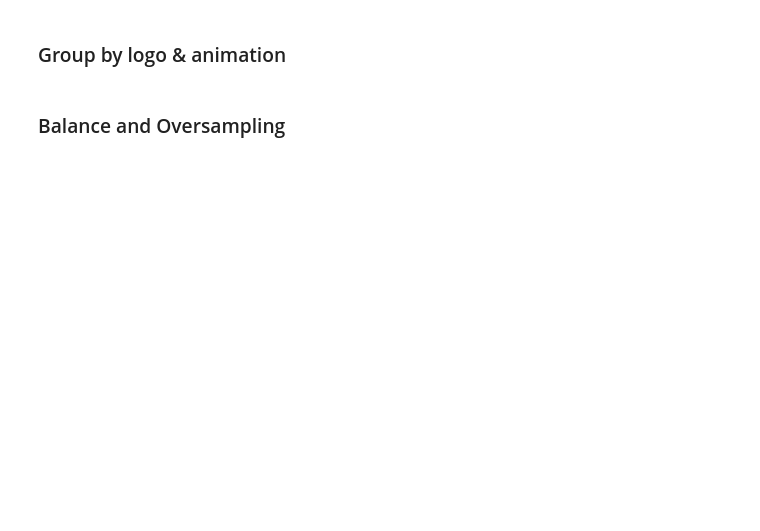
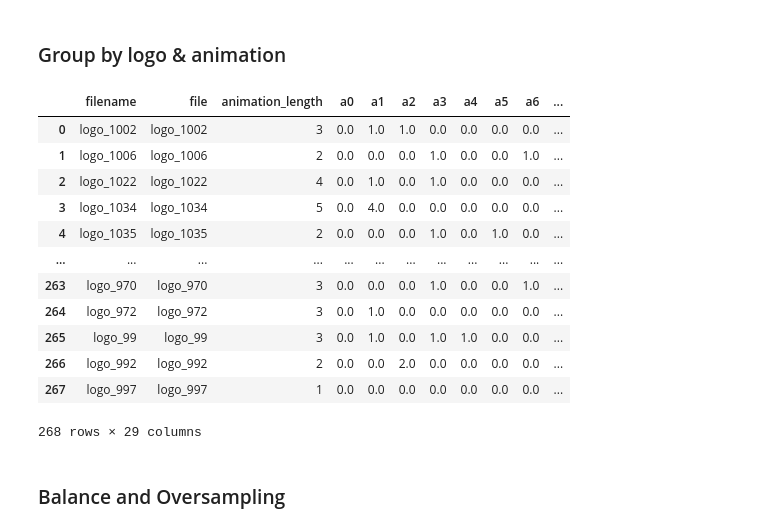
Before and after one commit to dfuhge/Animate_SVG_v2, a Jupyter notebook: prototype_dataset.ipynb, the cells around one changed output. Drawn from its saved outputs; the diff is of its cells as text; code cells hidden in the pictures; blank space fills up the shorter version.

```diff
--- a/prototype_dataset.ipynb
+++ b/prototype_dataset.ipynb
@@ -370,9 +622,23 @@ final_animation_stats
 ### Group by logo & animation
 # %%
 final_animations_index = final_animation_stats.groupby(['filename', 'file']).sum()
-final_animations_index['a0'] = 1 # EOS one per animation sequence
+#final_animations_index['a0'] = 1 # EOS one per animation sequence
 final_animations_index = final_animations_index.reset_index()
 final_animations_index
+# %% [output]
+|  | filename | file | animation_length | a0 | a1 | a2 | a3 | a4 | a5 | a6 | ... |
+| 0 | logo_1002 | logo_1002 | 3 | 0.0 | 1.0 | 1.0 | 0.0 | 0.0 | 0.0 | 0.0 | ... |
+| 1 | logo_1006 | logo_1006 | 2 | 0.0 | 0.0 | 0.0 | 1.0 | 0.0 | 0.0 | 1.0 | ... |
+| 2 | logo_1022 | logo_1022 | 4 | 0.0 | 1.0 | 0.0 | 1.0 | 0.0 | 0.0 | 0.0 | ... |
+| 3 | logo_1034 | logo_1034 | 5 | 0.0 | 4.0 | 0.0 | 0.0 | 0.0 | 0.0 | 0.0 | ... |
+| 4 | logo_1035 | logo_1035 | 2 | 0.0 | 0.0 | 0.0 | 1.0 | 0.0 | 1.0 | 0.0 | ... |
+| ... | ... | ... | ... | ... | ... | ... | ... | ... | ... | ... | ... |
+| 263 | logo_970 | logo_970 | 3 | 0.0 | 0.0 | 0.0 | 1.0 | 0.0 | 0.0 | 1.0 | ... |
+| 264 | logo_972 | logo_972 | 3 | 0.0 | 1.0 | 0.0 | 0.0 | 0.0 | 0.0 | 0.0 | ... |
+| 265 | logo_99 | logo_99 | 3 | 0.0 | 1.0 | 0.0 | 1.0 | 1.0 | 0.0 | 0.0 | ... |
+| 266 | logo_992 | logo_992 | 2 | 0.0 | 0.0 | 2.0 | 0.0 | 0.0 | 0.0 | 0.0 | ... |
+| 267 | logo_997 | logo_997 | 1 | 0.0 | 0.0 | 0.0 | 0.0 | 0.0 | 0.0 | 0.0 | ... |
+268 rows × 29 columns
 # %% [markdown]
 ### Balance and Oversampling
 # %%
```
Also changed, not shown: parts of 48 cells of this notebook, 3 other files.
